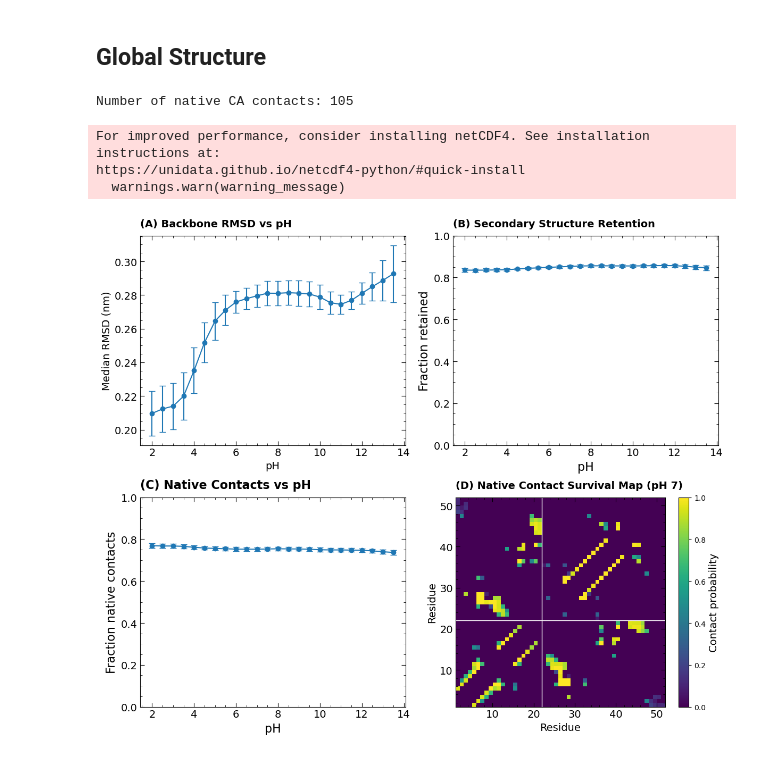
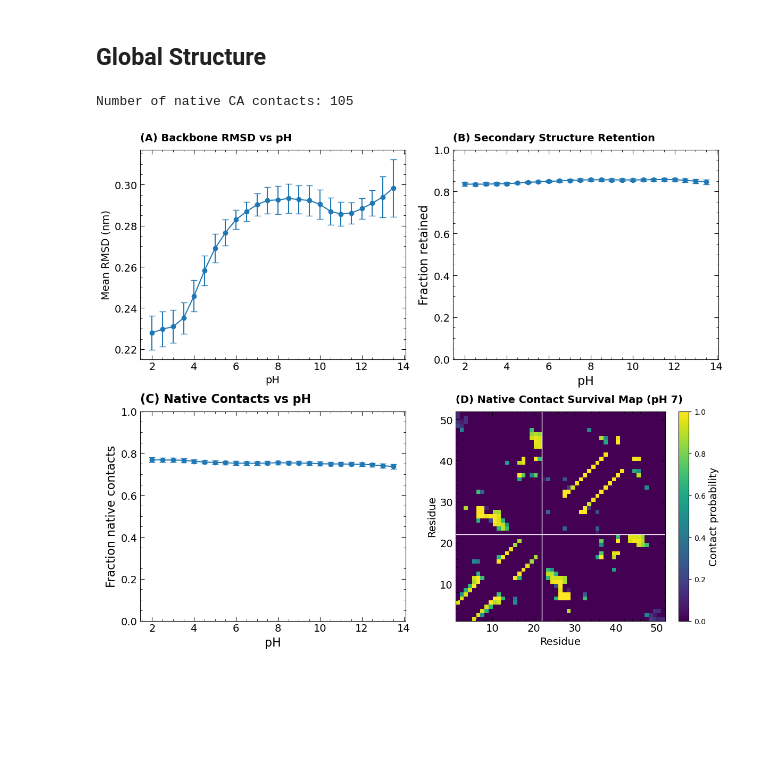
Before and after one commit to SHervoe-Hansen/Insulin_CpHMD, a Jupyter notebook: Analysis_monomer.ipynb, the cells around one changed output. Saved outputs shown, nothing was run; the diff lists cells and outputs as text; code cells hidden in the pictures; blank space fills up the shorter version.

```diff
--- a/Analysis_monomer.ipynb
+++ b/Analysis_monomer.ipynb
@@ -1045,9 +1045,13 @@ for i, idx in enumerate(glu_indices):
     data_low = sasa_low[:, idx]
     data_high = sasa_high[:, idx]
 
+    global_min = min(data_low.min(), data_high.min())
+    global_max = max(data_low.max(), data_high.max())
+    shared_range = (global_min, global_max)
+
     # Block-averaged histograms
-    bin_centers, mean_low, ci_low = block_avg_histogram(data_low, n_blocks, bins=bins)
-    _, mean_high, ci_high = block_avg_histogram(data_high, n_blocks, bins=bins)
+    bin_centers, mean_low, ci_low = block_avg_histogram(data_low, n_blocks, bins=bins, hist_range=shared_range)
+    _, mean_high, ci_high = block_avg_histogram(data_high, n_blocks, bins=bins, hist_range=shared_range)
 
     ax = axs[i]
     ax.plot(bin_centers, mean_low, label='pH 2', color='#003f5c')
@@ -1224,8 +1228,8 @@ n_blocks = 20
 df = n_blocks - 1
 t_95 = stats.t.ppf(0.975, df)
 
-median_rmsd = []
-median_err = []
+mean_rmsd = []
+mean_err = []
 
 ss_fraction = []
 ss_err = []
@@ -1268,7 +1272,7 @@ for pH in tqdm(pHs, desc="Processing pH"):
         start = i * block_size
         end = (i+1)*block_size if i < n_blocks-1 else len(rmsd)
 
-        block_vals.append(np.median(rmsd[start:end]))
+        block_vals.append(np.mean(rmsd[start:end]))
 
     block_vals = np.array(block_vals)
 
@@ -1277,8 +1281,8 @@ for pH in tqdm(pHs, desc="Processing pH"):
 
     err95 = t_95 * std_block / np.sqrt(n_blocks)
 
-    median_rmsd.append(mean_block)
-    median_err.append(err95)
+    mean_rmsd.append(mean_block)
+    mean_err.append(err95)
 
     # =============================
     # Secondary structure
@@ -1352,8 +1356,8 @@ for pH in tqdm(pHs, desc="Processing pH"):
             contact_matrix[res_j,res_i] = prob[idx]
 
 # convert arrays
-median_rmsd = np.array(median_rmsd)
-median_err = np.array(median_err)
+mean_rmsd = np.array(mean_rmsd)
+mean_err = np.array(mean_err)
 
 ss_fraction = np.array(ss_fraction)
 ss_err = np.array(ss_err)
@@ -1367,9 +1371,9 @@ q_err = np.array(q_err)
 fig,axs = plt.subplots(2,2,figsize=(12,10))
 
 # RMSD
-axs[0,0].errorbar(pHs,median_rmsd,yerr=median_err,marker='o',capsize=4)
+axs[0,0].errorbar(pHs,mean_rmsd,yerr=mean_err,marker='o',capsize=4)
 axs[0,0].set_xlabel("pH", fontsize=14)
-axs[0,0].set_ylabel("Median RMSD (nm)", fontsize=14)
+axs[0,0].set_ylabel("Mean RMSD (nm)", fontsize=14)
 axs[0,0].set_title("(A) Backbone RMSD vs pH", loc="left", fontsize=14, fontweight="bold", pad=12)
 
 # Secondary structure
@@ -1402,36 +1406,33 @@ cbar.set_label("Contact probability", fontsize=14)
 
 for ax in axs.flatten():
     ax.minorticks_on()
     ax.tick_params(axis='both', which='major', labelsize=14, length=6, direction='in')
     ax.tick_params(axis='both', which='minor', length=3, direction='in')
     ax.xaxis.set_ticks_position('both')
     ax.yaxis.set_ticks_position('both')
 
 fig.tight_layout()
 fig.savefig('Figures/Monomer_Global_Structure.pdf', )
 plt.show()
 
 
 # -----------------------------
 # Save structural analysis data
 # -----------------------------
 # 1. Save all pH-dependent summary statistics
 np.savez_compressed(
     'monomer/data/monomer_structural_stats.npz',
     pH_values=np.array(pHs),
-    rmsd_median=median_rmsd,
-    rmsd_err=median_err,
+    rmsd_mean=mean_rmsd,
+    rmsd_err=mean_err,
     ss_fraction=ss_fraction,
     ss_err=ss_err,
     q_contacts=q_contacts,
     q_err=q_err
 )
 
 # 2. Save the 2D contact matrix separately
 np.save('monomer/data/monomer_contact_map_pH7.npy', contact_matrix)
 # %% [output]
 Number of native CA contacts: 105
-For improved performance, consider installing netCDF4. See installation instructions at:
-https://unidata.github.io/netcdf4-python/#quick-install
-  warnings.warn(warning_message)
-[figure, old version]
+[figure, new version]
```
Also changed, not shown: parts of 2 cells of this notebook, 12 other files.
